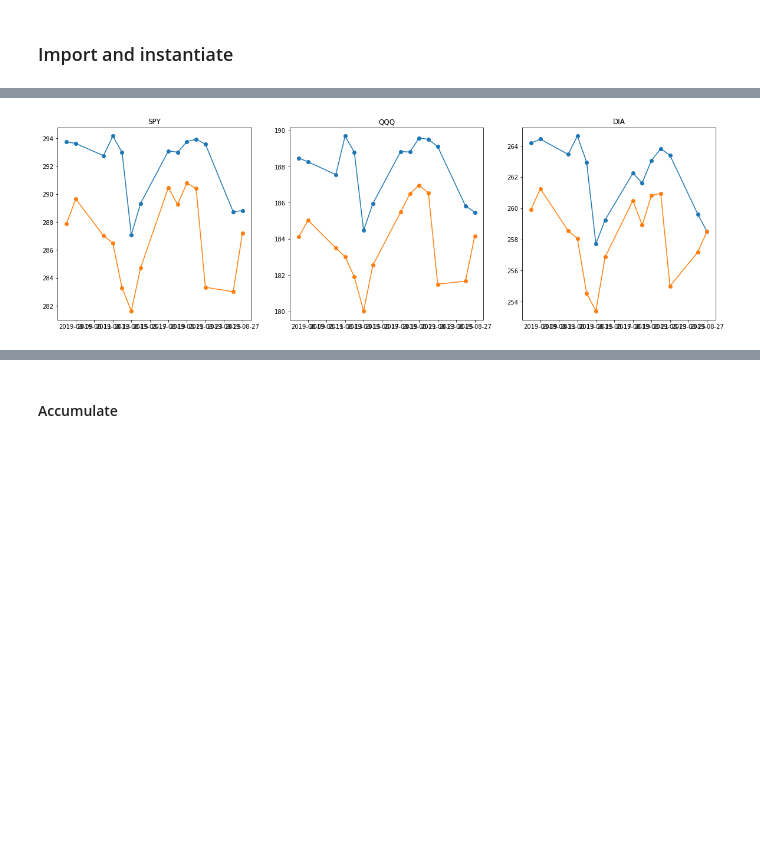
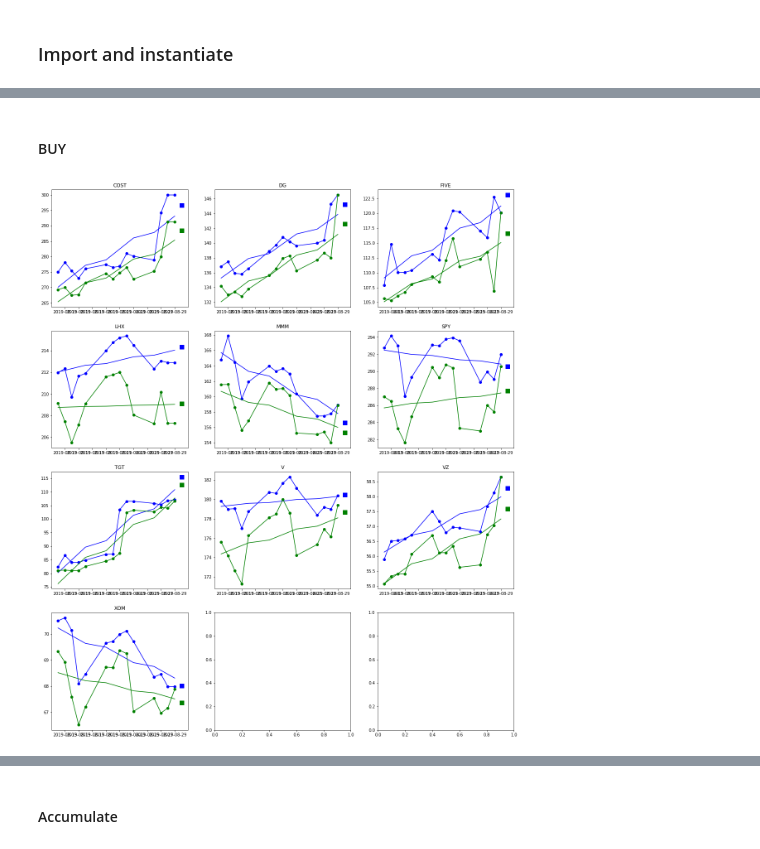
Before and after one commit to brentjm/zipline, a Jupyter notebook: notebooks/Trade Execution.ipynb, the cells around one changed output, grey strips where cells are left out. Saved outputs shown, nothing was run; the diff lists cells and outputs as text; code cells hidden in the pictures; blank space fills up the shorter version.

Commit message:
updated data and trade execution

```diff
--- a/notebooks/Trade Execution.ipynb
+++ b/notebooks/Trade Execution.ipynb
@@ -25,5 +27,5 @@ from tdameritrade import tdameritrade_api
 from interactivebrokers import ib_api as IB_API
 from strategies import orders
 # %%
-ib_api = IB_API.main(host="192.168.1.2", port=7497)
+ib_api = IB_API.main(host="192.168.1.2", port=7496)
 # %% [output]
@@ -69,8 +159,0 @@ close_price = data.iloc[-1].loc[(slice(None), "close_price")]
-# %%
-fig, ax = plt.subplots(1, 3, figsize=(20,6))
-for i, symbol in enumerate(["SPY", "QQQ", "DIA"]):
-    ax[i].plot(data.loc[:, (symbol, "high")], marker="o")
-    ax[i].plot(data.loc[:, (symbol, "low")], marker="o")
-    ax[i].set_title(symbol)
-# %% [output]
-[figure, removed]
@@ -117 +160,8 @@ for price, profit, stop, q in zip(prices, profits, stops, quantities):
+# %% [markdown]
+#### BUY
+# %%
+symbols = "SPY, COST, FIVE, XOM, MMM, LHX, TGT, DG, V, VZ".split((", "))
+bracket_orders = volatility_orders(symbols=symbols, bars=None, instruction="BUY", make_plots=True)
+# %% [output]
+[figure, added]
 # %%
```
Also changed, not shown: parts of 16 cells of this notebook, 2 other files.
